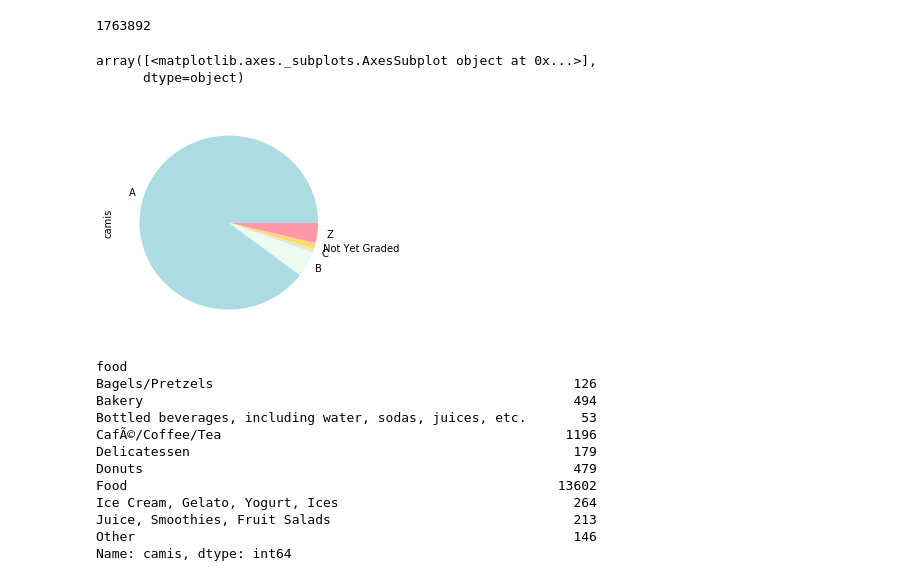
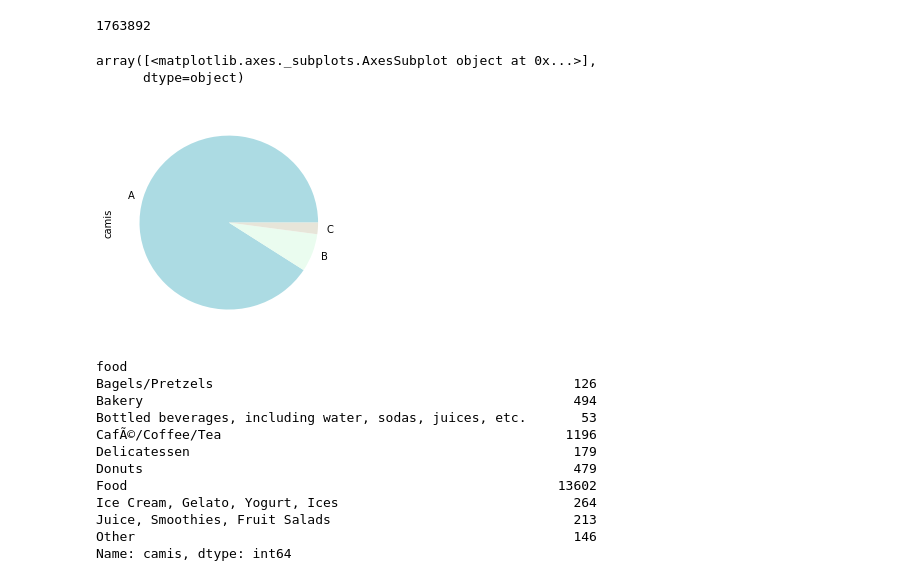
Before and after one commit to imiraoui/NYC-Restaurant-Analysis, a Jupyter notebook: Introductory Visualization.ipynb, the cells around one changed output. Saved outputs shown, nothing was run; the diff lists cells and outputs as text; code cells hidden in the pictures.

Commit message:
Synthetic grades to remove the Z and the unusual grades

```diff
--- a/Introductory Visualization.ipynb
+++ b/Introductory Visualization.ipynb
@@ -71,9 +71,21 @@ def is_food(cuisine_description):
         category = cuisine_description
 
     return category
+
+def give_grade(score):
+    #Give grade based on the score of the inspection
+    if score < 14:
+        grade = "A"
+    elif score < 28:
+        grade = "B"
+    else:
+        grade = "C"
+
+    return grade
 # %%
 #Creating new variables for food and prices applying our custom formatting
 df_cleaned["food"] = df_cleaned["cuisine_description"].apply(is_food)
+df_cleaned["synthetic_grade"] = df_cleaned["score"].apply(give_grade)
 df_cleaned["yelp_price"] = df_cleaned["yelp_price"].apply(reformat_price)
 # %%
 #Aggregate the data per zipcode to create the choropleth
@@ -132,12 +144,12 @@ create_map(new_df,"zip","proportion")
 # %%
 #Aggregate Stats by Grade in a pie chart
 #TODO: 1.Use synthetic grade throughout? 2. Add data label in center with percentage
-plot1df = df_cleaned.groupby("grade")["camis"].count() / df_cleaned.groupby("grade")["camis"].count().sum()
+plot1df = df_cleaned.groupby("synthetic_grade")["camis"].count() / df_cleaned.groupby("synthetic_grade")["camis"].count().sum()
 plot1df.plot(kind="pie", subplots = True, figsize=(4,4), colors=palette)
 # %% [output]
 array([<matplotlib.axes._subplots.AxesSubplot object at 0x...>],
       dtype=object)
-[figure, old version]
+[figure, new version]
 # %%
 plot2df = df_cleaned[df_cleaned["score"] < 13].groupby("food")["camis"].count() / df_cleaned.groupby("food")["camis"].count()
 plot2df.plot(kind="bar", subplots = True, figsize=(4,4),color=palette,ylim = (0.5,1))
```
Also changed, not shown: 1 other file.
